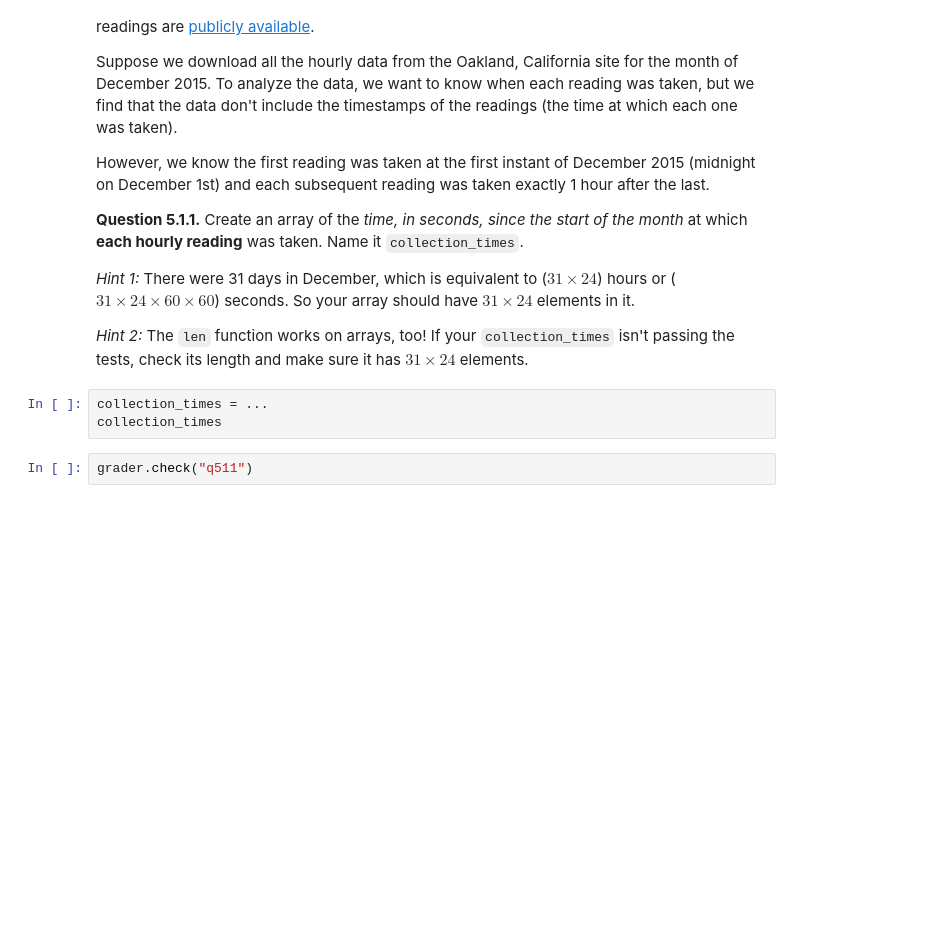
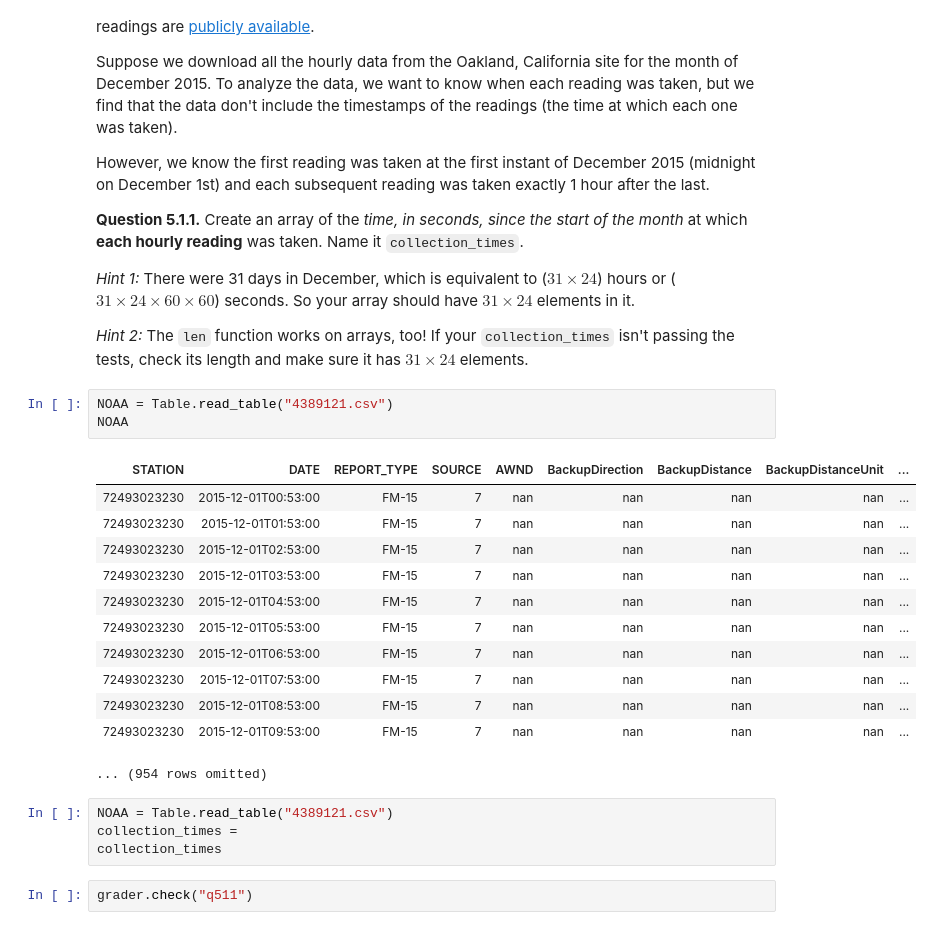
Before and after one commit to Tater-23/Data1, a Jupyter notebook: Lab 3 - Tables and Arrays/lab03.ipynb, the cells around one changed output. Cells and saved outputs as stored; diff of their text form; blank space fills up the shorter version.

```diff
--- a/Lab 3 - Tables and Arrays/lab03.ipynb
+++ b/Lab 3 - Tables and Arrays/lab03.ipynb
@@ -564,9 +700,26 @@ However, we know the first reading was taken at the first instant of December 20
 *Hint 1:* There were 31 days in December, which is equivalent to ($31 \times 24$) hours or ($31 \times 24 \times 60 \times 60$) seconds.  So your array should have $31 \times 24$ elements in it.
 
 *Hint 2:* The `len` function works on arrays, too!  If your `collection_times` isn't passing the tests, check its length and make sure it has $31 \times 24$ elements.
-# %%
-collection_times = ...
-collection_times
+# %%
+NOAA = Table.read_table("4389121.csv")
+NOAA
+# %% [output]
+| STATION | DATE | REPORT_TYPE | SOURCE | AWND | BackupDirection | BackupDistance | BackupDistanceUnit | ... |
+| 72493023230 | 2015-12-01T00:53:00 | FM-15 | 7 | nan | nan | nan | nan | ... |
+| 72493023230 | 2015-12-01T01:53:00 | FM-15 | 7 | nan | nan | nan | nan | ... |
+| 72493023230 | 2015-12-01T02:53:00 | FM-15 | 7 | nan | nan | nan | nan | ... |
+| 72493023230 | 2015-12-01T03:53:00 | FM-15 | 7 | nan | nan | nan | nan | ... |
+| 72493023230 | 2015-12-01T04:53:00 | FM-15 | 7 | nan | nan | nan | nan | ... |
+| 72493023230 | 2015-12-01T05:53:00 | FM-15 | 7 | nan | nan | nan | nan | ... |
+| 72493023230 | 2015-12-01T06:53:00 | FM-15 | 7 | nan | nan | nan | nan | ... |
+| 72493023230 | 2015-12-01T07:53:00 | FM-15 | 7 | nan | nan | nan | nan | ... |
+| 72493023230 | 2015-12-01T08:53:00 | FM-15 | 7 | nan | nan | nan | nan | ... |
+| 72493023230 | 2015-12-01T09:53:00 | FM-15 | 7 | nan | nan | nan | nan | ... |
+... (954 rows omitted)
+# %%
+NOAA = Table.read_table("4389121.csv")
+collection_times =
+collection_times
 # %%
 grader.check("q511")
 # %% [markdown]
```
Also changed, not shown: parts of 19 cells of this notebook, 2 other files.
